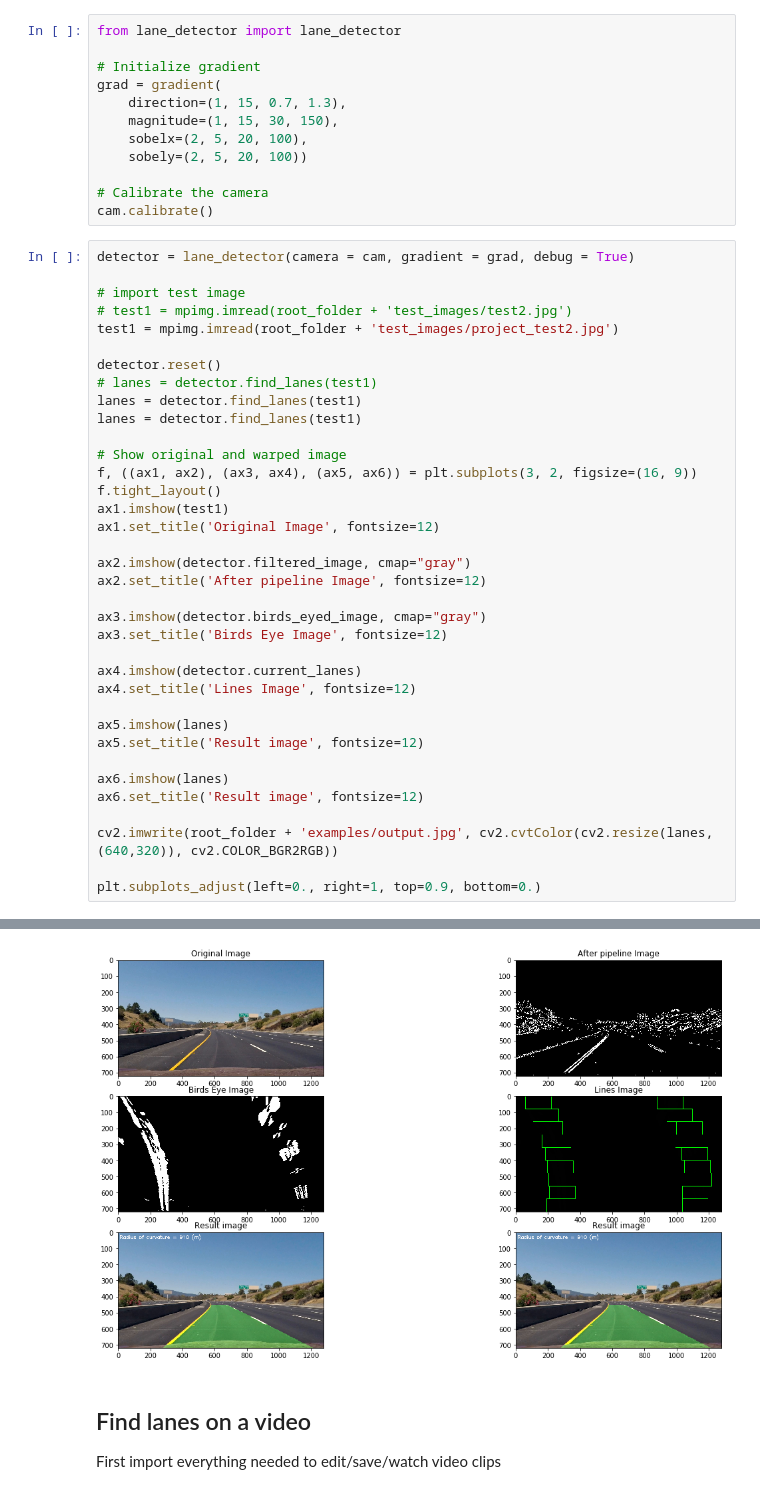
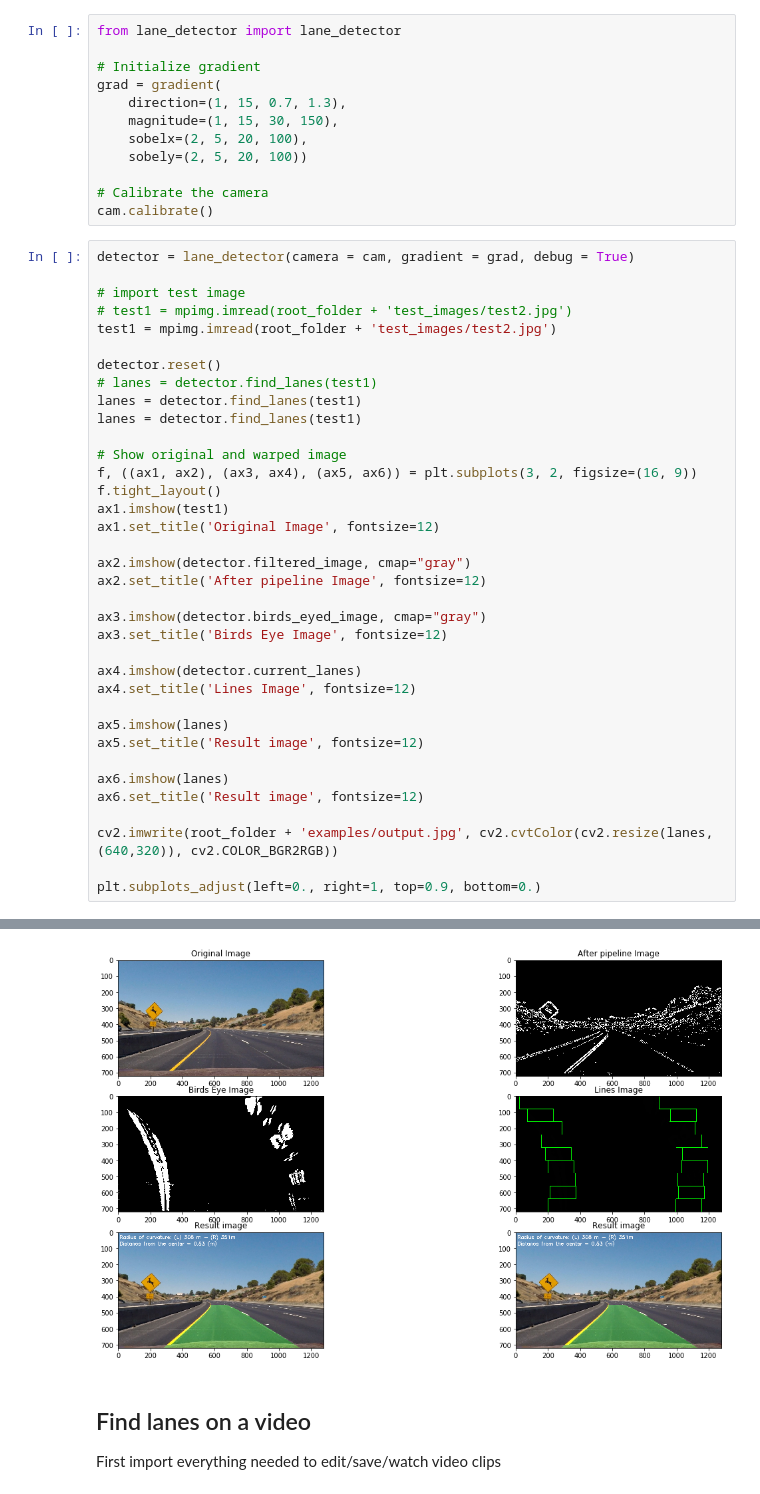
Before and after one commit to MatteoGranziera/CarND-Advanced-Lane-Lines, a Jupyter notebook: project.ipynb, the cells around one changed output, grey strips where cells are left out. Cells and saved outputs as stored; diff of their text form.

```diff
--- a/project.ipynb
+++ b/project.ipynb
@@ -43,7 +40,7 @@ detector = lane_detector(camera = cam, gradient = grad, debug = True)
 
 # import test image
 # test1 = mpimg.imread(root_folder + 'test_images/test2.jpg')
-test1 = mpimg.imread(root_folder + 'test_images/project_test2.jpg')
+test1 = mpimg.imread(root_folder + 'test_images/test2.jpg')
 
 detector.reset()
 # lanes = detector.find_lanes(test1)
@@ -55,34 +52,34 @@ f, ((ax1, ax2), (ax3, ax4), (ax5, ax6)) = plt.subplots(3, 2, figsize=(16, 9))
 f.tight_layout()
 ax1.imshow(test1)
 ax1.set_title('Original Image', fontsize=12)
 
 ax2.imshow(detector.filtered_image, cmap="gray")
 ax2.set_title('After pipeline Image', fontsize=12)
 
 ax3.imshow(detector.birds_eyed_image, cmap="gray")
 ax3.set_title('Birds Eye Image', fontsize=12)
 
 ax4.imshow(detector.current_lanes)
 ax4.set_title('Lines Image', fontsize=12)
 
 ax5.imshow(lanes)
 ax5.set_title('Result image', fontsize=12)
 
 ax6.imshow(lanes)
 ax6.set_title('Result image', fontsize=12)
 
 cv2.imwrite(root_folder + 'examples/output.jpg', cv2.cvtColor(cv2.resize(lanes, (640,320)), cv2.COLOR_BGR2RGB))
 
 plt.subplots_adjust(left=0., right=1, top=0.9, bottom=0.)
 # %% [output]
 Sliding window
 Left =>
 Right =>
 Around poly
 Around poly
 Left =>
 Right =>
-[figure, old version]
+[figure, new version]
 # %% [markdown]
 ## Find lanes on a video
 
```
Also changed, not shown: parts of 2 cells of this notebook, 4 other files.
